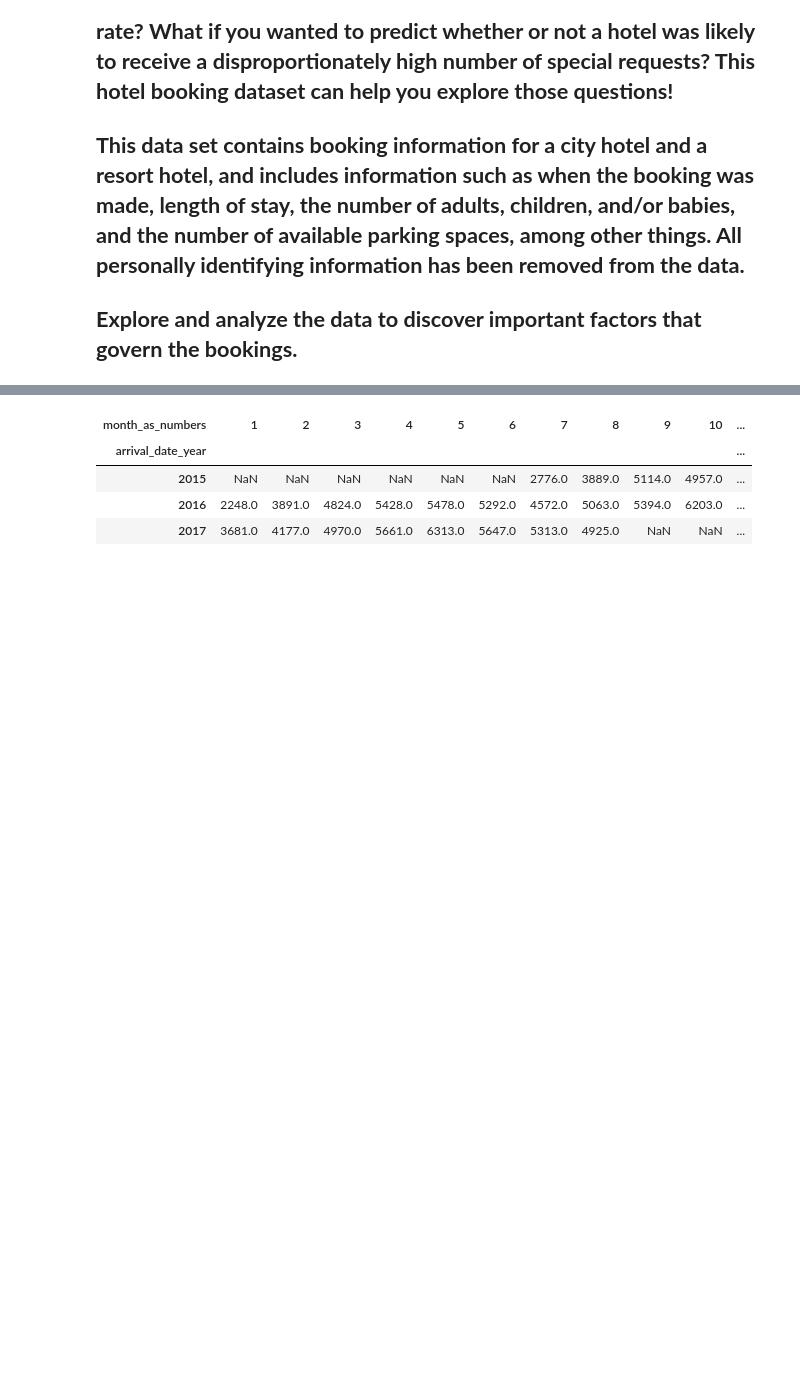
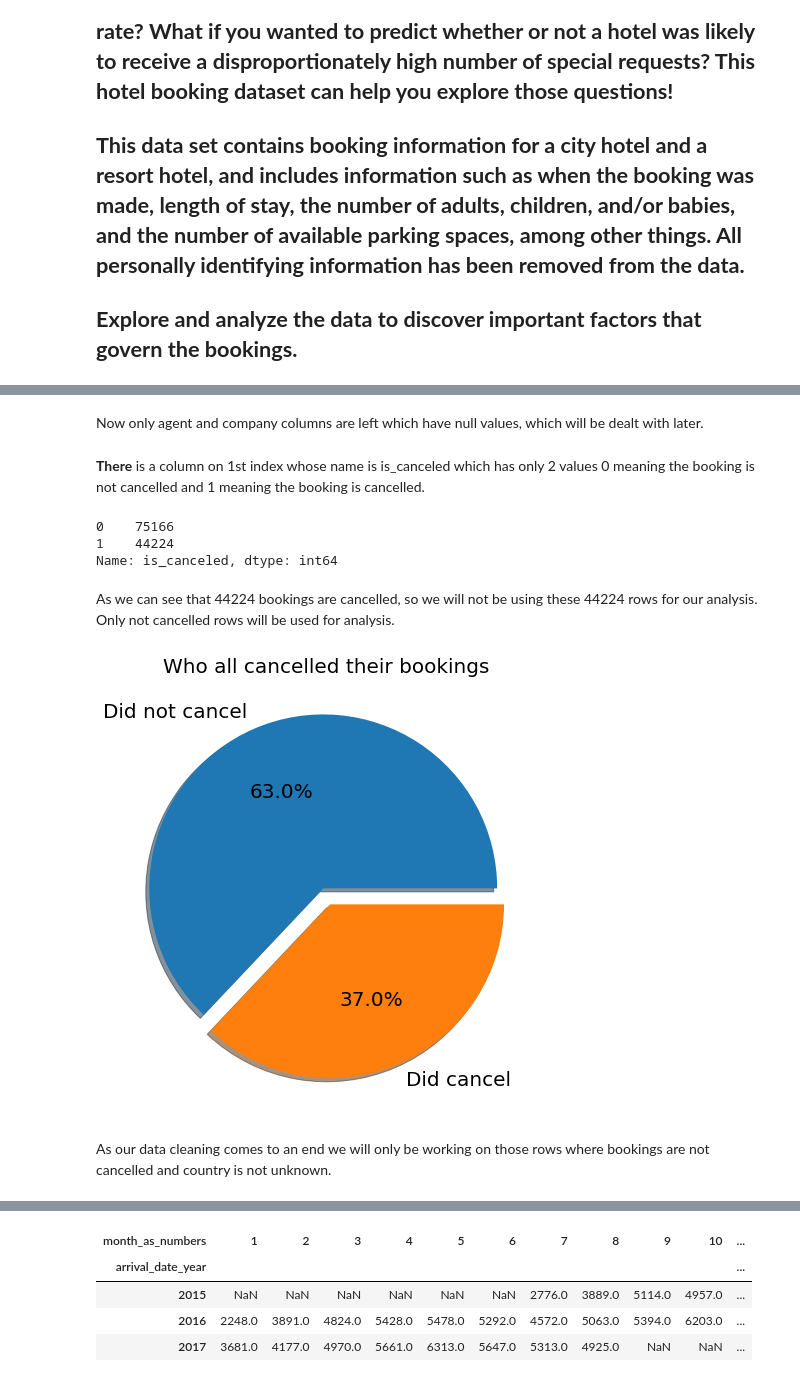
Before and after one commit to Almabette/HotelBookingAnalysis, a Jupyter notebook: Copy_of_Copy_of_Hotel_Booking_Analysis_Capstone_Project.ipynb, the cells around one changed output, grey strips where cells are left out. Saved outputs shown, nothing was run; the diff lists cells and outputs as text; code cells hidden in the pictures; blank space fills up the shorter version.

```diff
--- a/Copy_of_Copy_of_Hotel_Booking_Analysis_Capstone_Project.ipynb
+++ b/Copy_of_Copy_of_Hotel_Booking_Analysis_Capstone_Project.ipynb
@@ -219,0 +98,3 @@ the best time of year to a book a hotel room is?
+# %%
+#replacing the null values in children column with 0
+df.fillna({'children':0},inplace=True)
@@ -219,0 +125,24 @@ the best time of year to a book a hotel room is?
+# %% [markdown]
+Now only agent and company columns are left which have null values, which will be dealt with later.
+# %% [markdown]
+**There** is a column on 1st index whose name is is_canceled which has only 2 values 0 meaning the booking is not cancelled and 1 meaning the booking is cancelled.
+# %%
+#checking how many bookings are cancelled and how many are not cancelled
+df['is_canceled'].value_counts()
+# %% [output]
+0    75166
+1    44224
+Name: is_canceled, dtype: int64
+# %% [markdown]
+As we can see that 44224 bookings are cancelled, so we will not be using these 44224 rows for our analysis. Only not cancelled rows will be used for analysis.
+# %%
+#showing cancelled and not cancelled bookings through a piechart
+df['is_canceled'].value_counts().rename({0:'Did not cancel',1:'Did cancel'}).plot.pie(explode=[0.05, 0.05], autopct='%1.1f%%', shadow=True, figsize=(10,8),fontsize=20)
+plt.title('Who all cancelled their bookings',fontsize=20)
+plt.xlabel('')
+plt.ylabel('')
+plt.show()
+# %% [output]
+[figure, added]
+# %% [markdown]
+As our data cleaning comes to an end we will only be working on those rows where bookings are not cancelled and country is not unknown.
```
Also changed, not shown: parts of 61 cells of this notebook.
